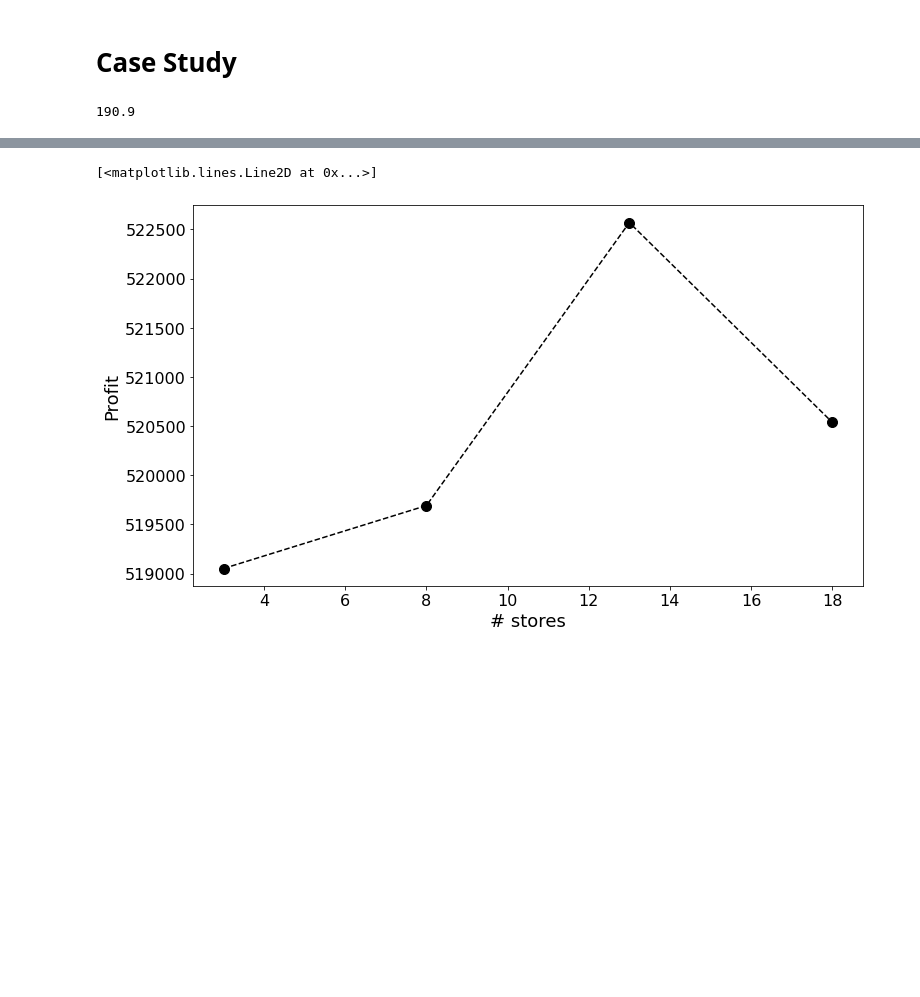
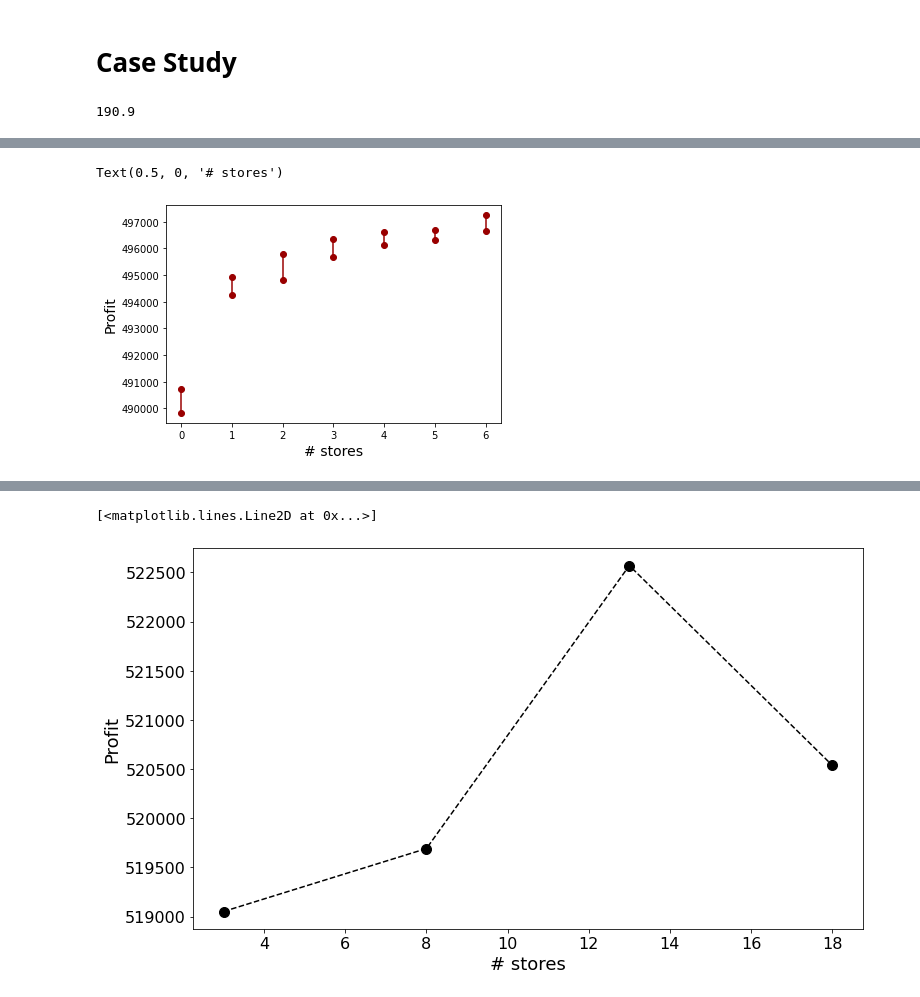
Before and after one commit to riabova/bilevel_pricing, a Jupyter notebook: code/python/plots.ipynb, the cells around one changed output, grey strips where cells are left out. Drawn from its saved outputs; the diff is of its cells as text; code cells hidden in the pictures; blank space fills up the shorter version.

```diff
--- a/code/python/plots.ipynb
+++ b/code/python/plots.ipynb
@@ -25,0 +37,9 @@ spent = [884, 1145, 2111, 1249]
+# %%
+for i in range(7):
+    plt.plot((i, i), (intervals[i][0], intervals[i][1]), 'ro-', color="#990000")
+plt.xticks(range(7))
+plt.ylabel("Profit", fontsize=14)
+plt.xlabel("# stores", fontsize=14)
+# %% [output]
+Text(0.5, 0, '# stores')
+[figure, added]
```
Also changed, not shown: parts of 10 cells of this notebook, 23 other files.
